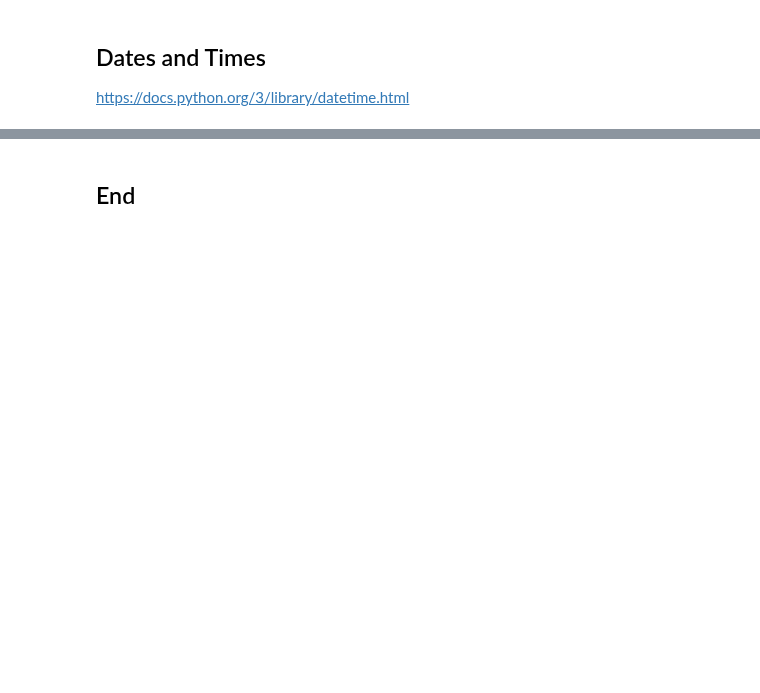
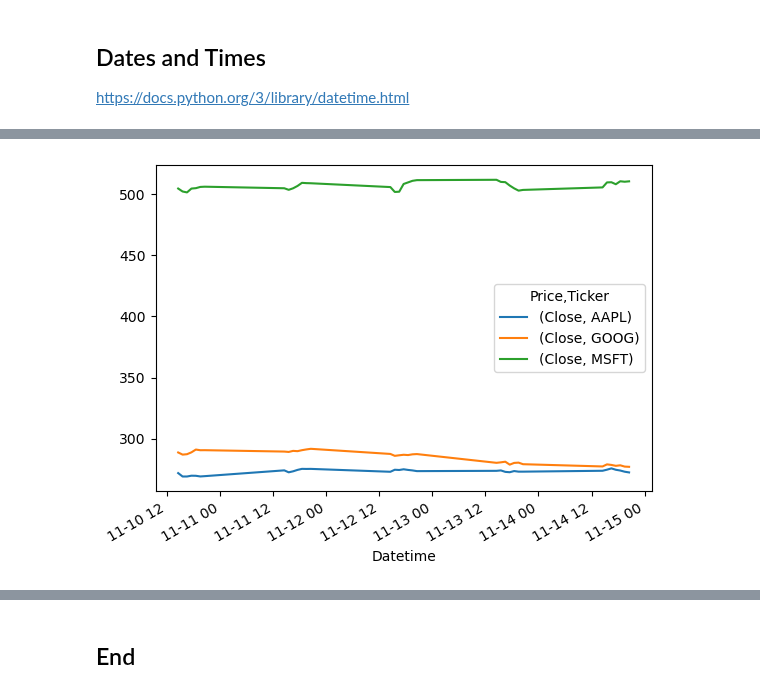
Before and after one commit to HewaOrang/computer-infrastructure-assessment, a Jupyter notebook: problems.ipynb, the cells around one changed output, grey strips where cells are left out. Saved outputs shown, nothing was run; the diff lists cells and outputs as text; code cells hidden in the pictures; blank space fills up the shorter version.

```diff
--- a/problems.ipynb
+++ b/problems.ipynb
@@ -244,0 +306,5 @@ df.to_csv("../data/" + dt.datetime.now().strftime("%Y%m%d-%H%M%S") + '.csv')
+# %%
+# The closing price for AAPL.
+df[[('Close', 'AAPL'),( 'Close', 'GOOG'),( 'Close', 'MSFT')]].plot();
+# %% [output]
+[figure, added]
```
Also changed, not shown: parts of 21 cells of this notebook.
